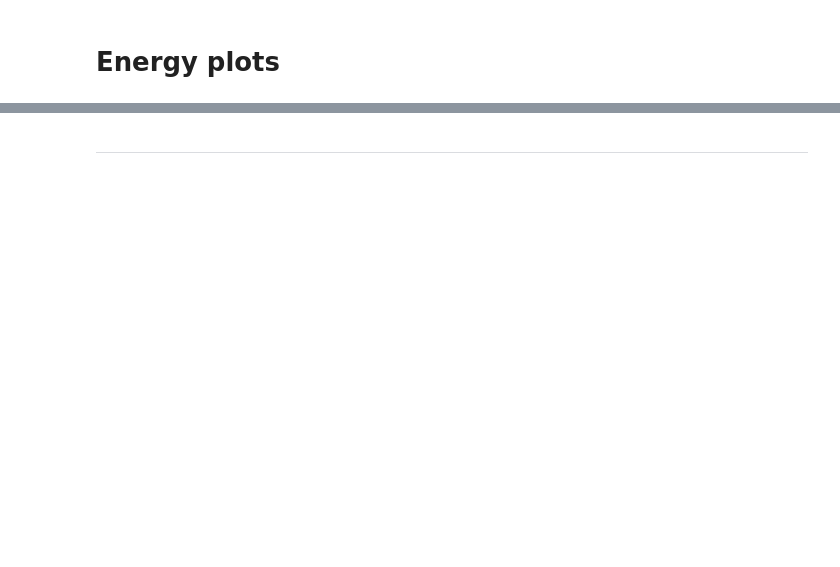
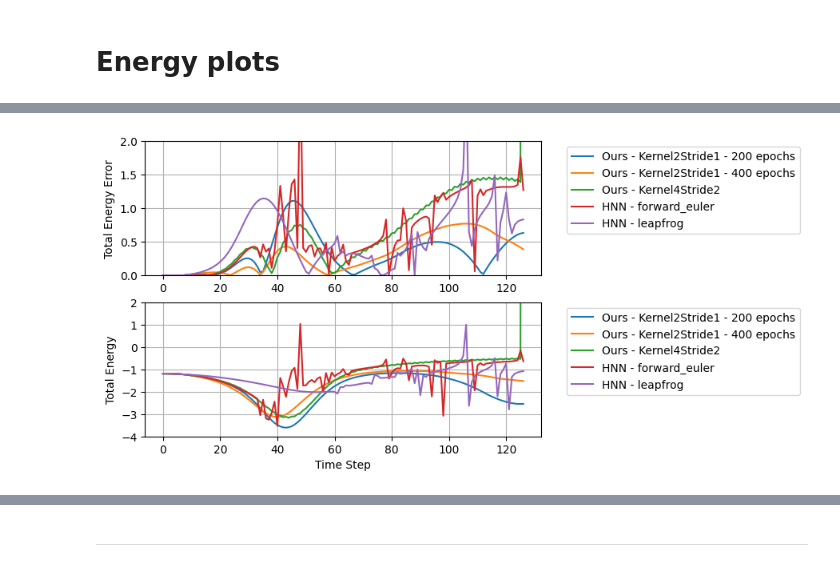
Before and after one commit to pablomerc/dhn-deeplearning, a Jupyter notebook: visualization_scripts/visualize_multiple_experiments.ipynb, the cells around one changed output, grey strips where cells are left out. Saved outputs shown, nothing was run; the diff lists cells and outputs as text; code cells hidden in the pictures; blank space fills up the shorter version.

```diff
--- a/visualization_scripts/visualize_multiple_experiments.ipynb
+++ b/visualization_scripts/visualize_multiple_experiments.ipynb
@@ -356,0 +395,70 @@ plt.show()
+# %%
+import matplotlib.pyplot as plt
+import seaborn as sns
+
+
+
+highlight_color = sns.color_palette("bright")[2]   # standout color (orange-ish)
+experiment_list= [
+    'two_body_kernel2_stride1',
+    'two_body_kernel2_stride1_400',
+    'two_body_kernel4_stride2',
+    'two_body_baseline_hnn_tf',
+    # 'two_body_baseline_resnet_layer1',
+    # 'two_body_baseline_resnet_layer2',
+    # 'two_body_kernel8_stride4',
+    # 'two_body_baseline_vanilla_tf',
+]
+
+labels = [
+    'Kernel2Stride1 - 200 epochs',
+    'Kernel2Stride1 - 400 epochs',
+    'Kernel4Stride2',
+    'HNN',
+    # 'ResnetLayer1',
+    # 'ResnetLayer2',
+
+    # 'Kernel8Stride4',
+
+    # 'Transformer',
+]
+
+
+
+fig, ax = plt.subplots(2,1)
+for name,label in zip(experiment_list,labels):
+
+    # print(name)
+    if 'hnn' in name:
+        for variant in ['forward_euler', 'leapfrog']:
+            result_dict = get_result_dict(name,variant)
+            cond_dict = get_cond_dict(name,variant)
+            label_variant = f'{label} - {variant}'
+            E_gt, E_pred = calculate_energy(result_dict, cond_dict, use_dt=False)
+            ax[0].plot(np.abs(E_gt.mean(axis=0)-E_pred.mean(axis=0)), label=label_variant)
+            ax[1].plot(E_pred.mean(axis=0), label=label_variant)
+    else:
+        result_dict = get_result_dict(name)
+        cond_dict = get_cond_dict(name)
+        E_gt, E_pred = calculate_energy(result_dict, cond_dict, use_dt=False)
+        if 'kernel' in name:
+            ax[0].plot(np.abs(E_gt.mean(axis=0)-E_pred.mean(axis=0)), label=f'Ours - {label}')
+            ax[1].plot(E_pred.mean(axis=0), label=f'Ours - {label}')
+        else:
+            ax[0].plot(np.abs(E_gt.mean(axis=0)-E_pred.mean(axis=0)), label=f'{label}')
+            ax[1].plot(E_pred.mean(axis=0), label=f'{label}')
+
+
+#  move the legent to the right otuside the frame
+ax[0].legend(bbox_to_anchor=(1.05, 1))
+ax[1].legend(bbox_to_anchor=(1.05, 1))
+ax[1].set_xlabel('Time Step')
+ax[0].set_ylabel('Total Energy Error')
+ax[1].set_ylabel('Total Energy')
+ax[0].set_ylim(0,2)
+ax[1].set_ylim(-4,2)
+ax[0].grid()
+ax[1].grid()
+plt.show()
+# %% [output]
+[figure, added]
```
Also changed, not shown: parts of 10 cells of this notebook, 1 other file.
